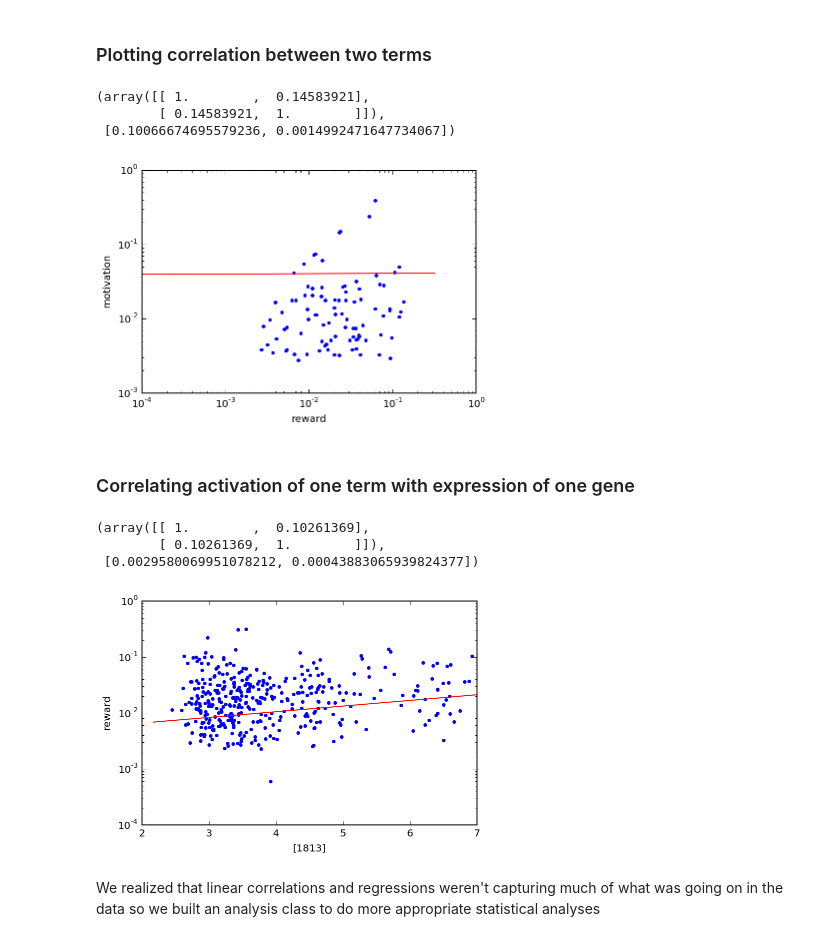
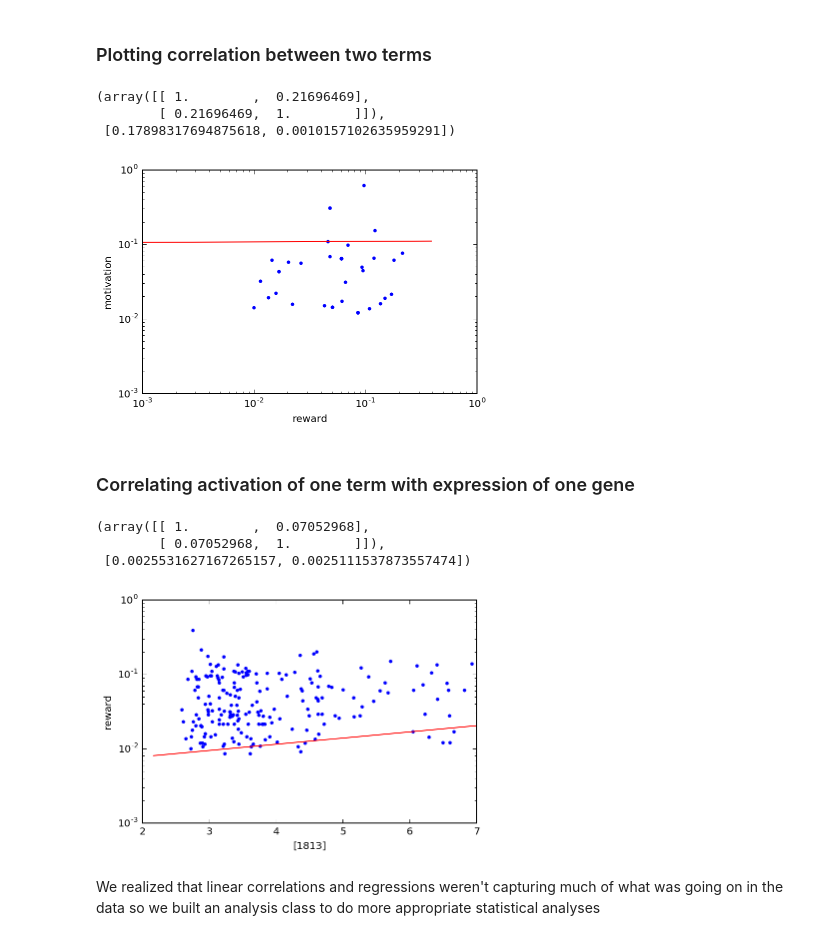
Before and after one commit to voytekresearch/nsaba, a Jupyter notebook: notebooks/demos/Nsaba_Demonstration.ipynb, the cells around one changed output. Saved outputs shown, nothing was run; the diff lists cells and outputs as text; code cells hidden in the pictures.

```diff
--- a/notebooks/demos/Nsaba_Demonstration.ipynb
+++ b/notebooks/demos/Nsaba_Demonstration.ipynb
@@ -191,21 +189,21 @@ We're plotting the gene expression of the D2 receptor and the dopamine transport
 # %% [markdown]
 ### Plotting correlation between two terms
 # %%
-V.visualize_ns_ns(term1,term2,logx=True,logy=True)
+V.lstsq_ns_ns(term1,term2,logx=True,logy=True)
 # %% [output]
-(array([[ 1.        ,  0.14583921],
-        [ 0.14583921,  1.        ]]),
- [0.10066674695579236, 0.0014992471647734067])
+(array([[ 1.        ,  0.21696469],
+        [ 0.21696469,  1.        ]]),
+ [0.17898317694875618, 0.0010157102635959291])
-[figure, old version]
+[figure, new version]
 # %% [markdown]
 ### Correlating activation of one term with expression of one gene
 # %%
-V.visualize_ns_ge('reward',[genes[0]],logy=True)
+V.lstsq_ns_ge('reward',[genes[0]],logy=True,verbose=True)
 # %% [output]
-(array([[ 1.        ,  0.10261369],
-        [ 0.10261369,  1.        ]]),
- [0.0029580069951078212, 0.00043883065939824377])
+(array([[ 1.        ,  0.07052968],
+        [ 0.07052968,  1.        ]]),
+ [0.0025531627167265157, 0.0025111537873557474])
-[figure, old version]
+[figure, new version]
 # %% [markdown]
 We realized that linear correlations and regressions weren't capturing much of what was going on in the data so we built an analysis class to do more appropriate statistical analyses
 # %% [markdown]
```
Also changed, not shown: parts of 15 cells of this notebook, 2 other files.
